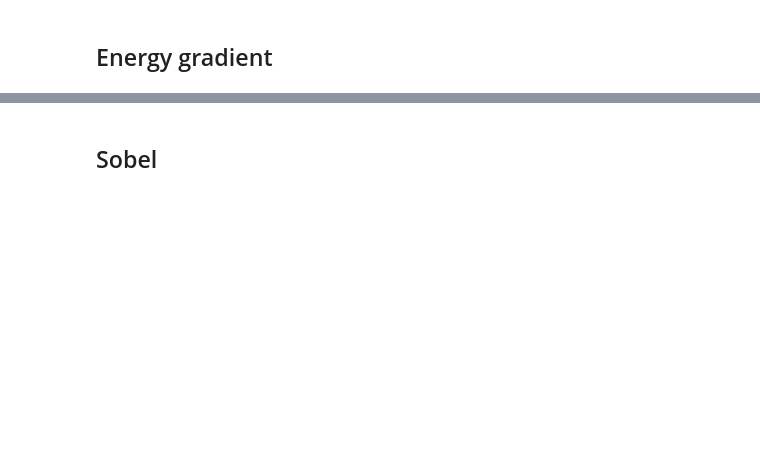
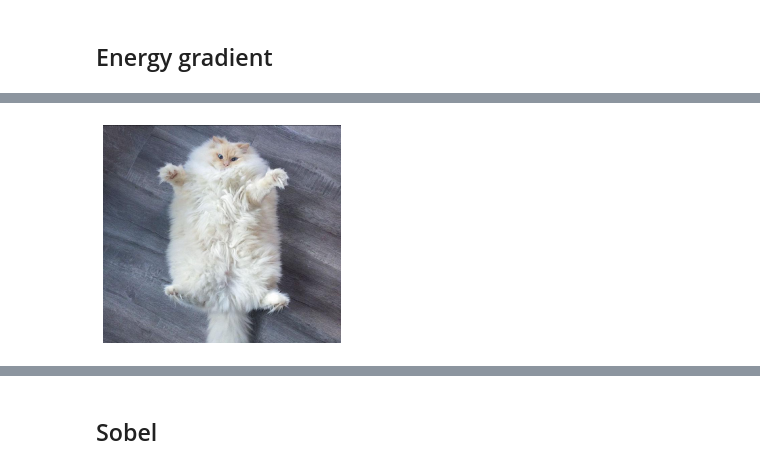
Before and after one commit to MariaKokshaikina/SeamCarving, a Jupyter notebook: Experiments.ipynb, the cells around one changed output, grey strips where cells are left out. Saved outputs shown, nothing was run; the diff lists cells and outputs as text; code cells hidden in the pictures; blank space fills up the shorter version.

```diff
--- a/Experiments.ipynb
+++ b/Experiments.ipynb
@@ -43,2 +53,19 @@ plt.show()
 # %% [markdown]
 ## Energy gradient
+# %%
+sc_dual_grad = SeamCarve(image_path=img_path,
+                new_size=new_size,
+                energy_function=energy_gradient,
+                seam_map_function=seams_map_dp,
+                carve_function=carve_column_mask,
+                importance_map = None,
+                name_suffix='dual_grad')
+
+sc_dual_grad.run()
+
+sc_dual_grad.save_result()
+
+plt.imshow(sc_dual_grad.final_image)
+plt.axis(False)
+plt.show()
+# %% [output]
@@ -45,3 +81,4 @@ plt.show()
+[figure, added]
 # %%
 sc_dual_grad = SeamCarve(image_path=img_path,
                 new_size=new_size,
```
Also changed, not shown: parts of 11 cells of this notebook, 3 other files.
